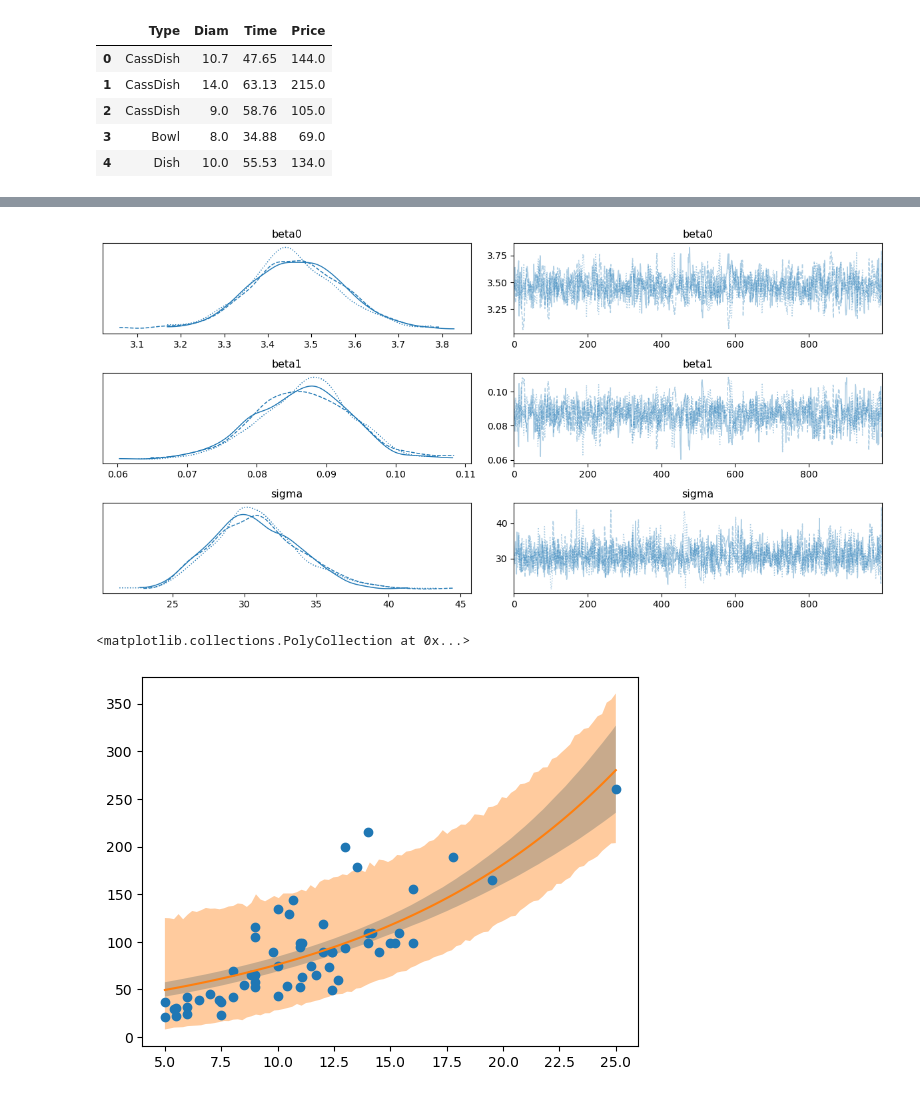
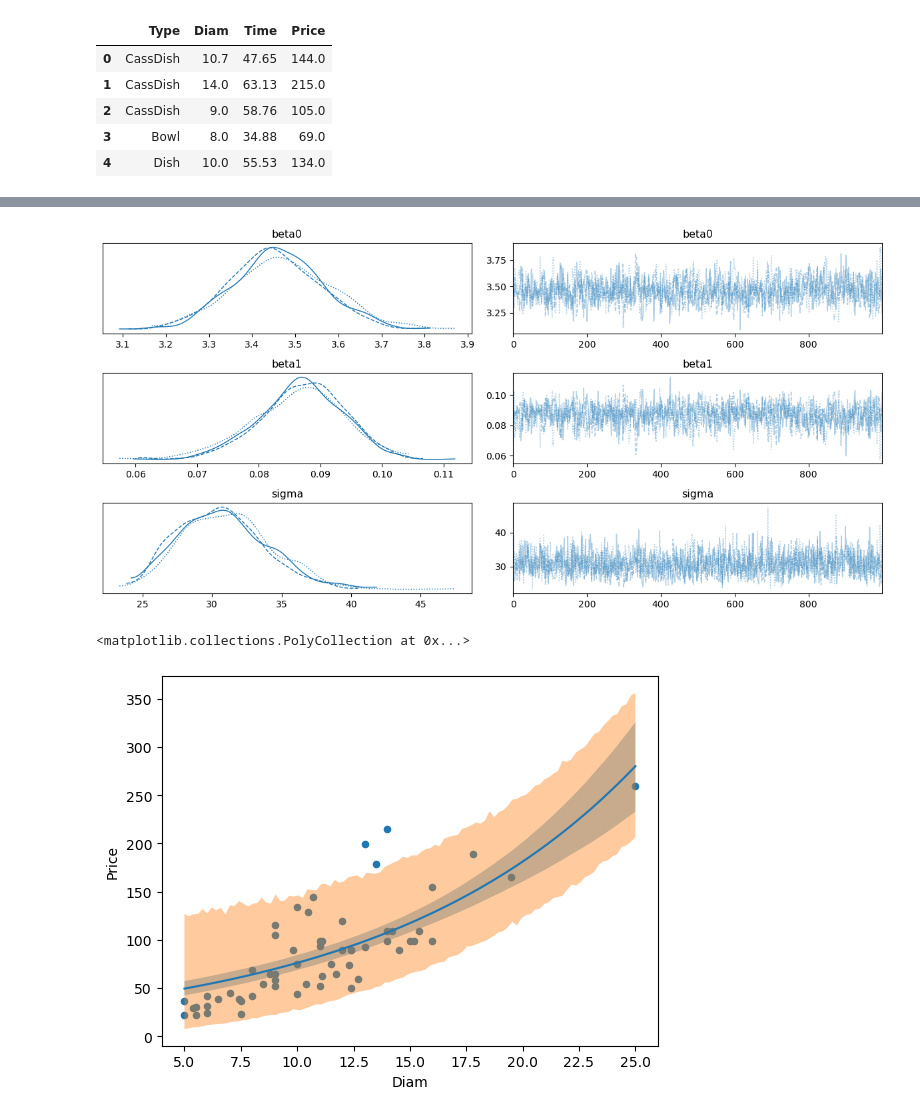
Before and after one commit to DamianPiuselli/estadistica-e-inferencia-I, a Jupyter notebook: guia8.ipynb, the cells around one changed output, grey strips where cells are left out. Saved outputs shown, nothing was run; the diff lists cells and outputs as text; code cells hidden in the pictures.

```diff
--- a/guia8.ipynb
+++ b/guia8.ipynb
@@ -490,7 +490,7 @@ X = np.random.uniform(0, 1, n)
 e = np.random.normal(0, 0.05, n)
 Y = 2 * X - 1 + e
 # %%
-with pm.Model() as gamma_glm:
+with pm.Model() as linearmodel:
     # No tengo informacion previa -> priors no informativos.
     beta0 = pm.Normal("beta0", mu=0, sigma=10**2)
     beta1 = pm.Normal("beta1", mu=0, sigma=10**2)
@@ -499,7 +499,7 @@ with pm.Model() as gamma_glm:
     mu = beta0 + beta1 * X
 
     Yobs = pm.Normal("Yobs", mu=mu, sigma=sigma, observed=Y)
-gamma_glm
+linearmodel
 # %% [output]
 $$
             \begin{array}{rcl}
@@ -507,7 +507,7 @@ $$
             \end{array}
             $$
 # %%
-with gamma_glm:
+with linearmodel:
     trace = pm.sample()
 # %% [output]
 Auto-assigning NUTS sampler...
@@ -610,8 +610,8 @@ Y = data["Price"]
 # %%
 with pm.Model() as gamma_glm:
     # No tengo informacion previa -> priors no informativos.
-    beta0 = pm.Normal("beta0", mu=0, sigma=10**2)
-    beta1 = pm.Normal("beta1", mu=0, sigma=10**2)
+    beta0 = pm.Normal("beta0", mu=0, sigma=10**1)
+    beta1 = pm.Normal("beta1", mu=0, sigma=10**1)
     sigma = pm.HalfCauchy("sigma", beta=1)
 
     mu = np.exp(beta0 + beta1 * X)  # funcion de link ln(mu) = etha.
@@ -639,7 +639,7 @@ We recommend running at least 4 chains for robust computation of convergence dia
 az.plot_trace(trace)
 plt.tight_layout()
 # %% [output]
-[figure, old version]
+[figure, new version]
 # %%
 X_test = np.linspace(X.min(), X.max(), 100)
 beta0_trace = trace.posterior.beta0.values.flatten()
@@ -658,21 +658,20 @@ for i, x in enumerate(X_test):
     beta = mu_pred[i, :] / sigma_trace**2
     likes_pred[i, :] = st.gamma.rvs(a=alpha, scale=1 / beta)
 # %%
-fig, ax = plt.subplots()
-ax.plot(X, Y, "o", label="Data")
-ax.plot(X_test, mu_pred.mean(axis=1))
-ax.fill_between(
+data.plot(kind="scatter", y="Price", x="Diam")
+plt.plot(X_test, mu_pred.mean(axis=1))
+plt.fill_between(
     X_test,
     np.percentile(mu_pred, 2.5, axis=1),
     np.percentile(mu_pred, 97.5, axis=1),
     alpha=0.4,
 )
-ax.fill_between(
+plt.fill_between(
     X_test,
     np.percentile(likes_pred, 2.5, axis=1),
     np.percentile(likes_pred, 97.5, axis=1),
     alpha=0.4,
 )
 # %% [output]
 <matplotlib.collections.PolyCollection at 0x...>
-[figure, old version]
+[figure, new version]
```
Also changed, not shown: parts of 27 cells of this notebook, 13 other files.
